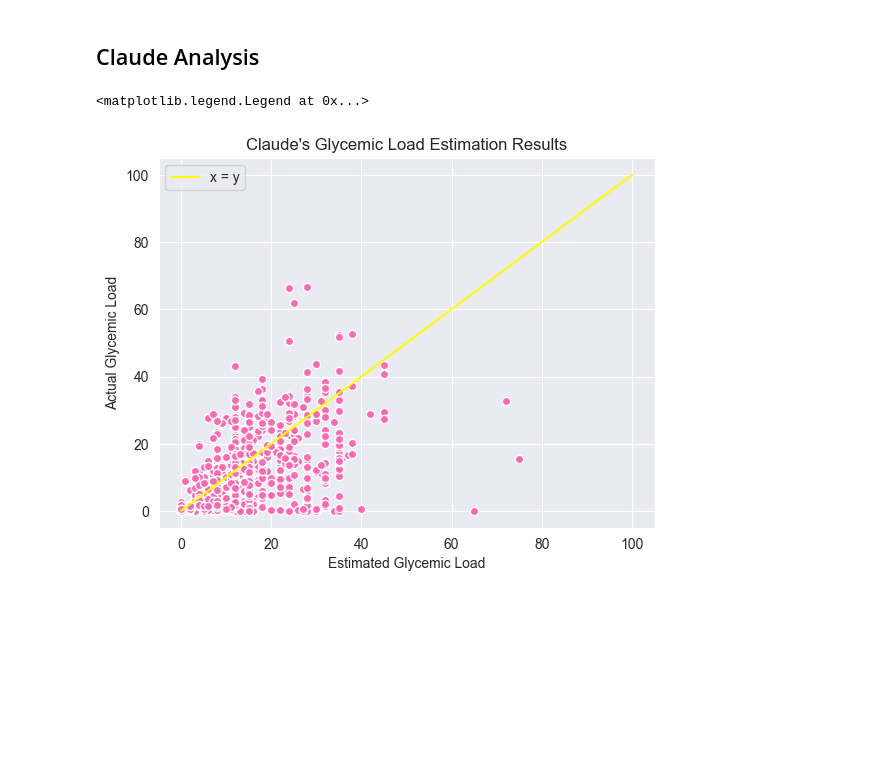
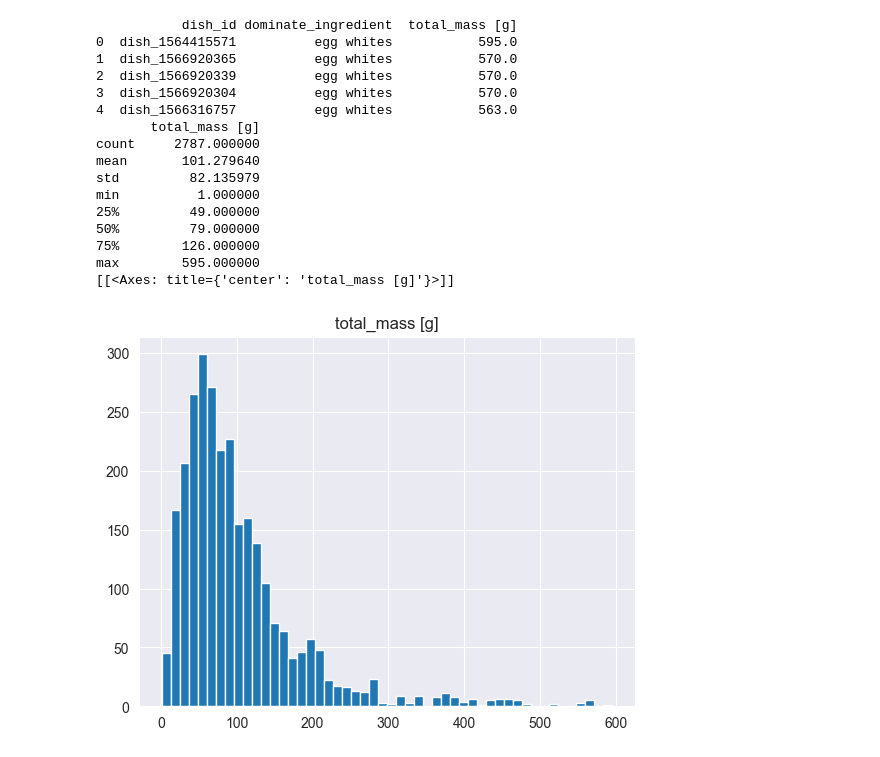
Before and after one commit to RotemGeva226/GlycemicLoad, a Jupyter notebook: Portions Estimation/notebooks/data_preprocessing.ipynb, the cells around one changed output. Saved outputs shown, nothing was run; the diff lists cells and outputs as text; code cells hidden in the pictures; blank space fills up the shorter version.

Commit message:
Add data processing of portions classification

```diff
--- a/Portions Estimation/notebooks/data_preprocessing.ipynb
+++ b/Portions Estimation/notebooks/data_preprocessing.ipynb
@@ -2,0 +11,5 @@ Ingredients EDA
+# %%
+base_dir = os.path.join('C:\\Users\\rotem.geva\\PycharmProjects\\GlycemicLoad\\Portions Estimation\\data\\raw')
+data_path = os.path.join(base_dir, 'nutrition5k_dataset_metadata_dish_metadata_cafe1.csv')
+data = pd.read_csv(data_path)
+data.head()
@@ -126,20 +38,0 @@ There are: 225 high glycemic load dishes
-# %% [markdown]
-## Claude Analysis
-# %%
-claude_estimation_results = r"C:\Users\rotem.geva\OneDrive - Afeka College Of Engineering\Final Project\Portions Estimation\ClaudeGlycemicLoadEstimationResults.csv"
-df = pd.read_csv(claude_estimation_results)
-estimated = df.iloc[:, 2]
-actual = df.iloc[:, 1]
-x = np.linspace(0, 100)
-y = x
-plt.plot(estimated, actual, 'o', markerfacecolor='hotpink',
-    markeredgecolor='white',
-    markeredgewidth=1.0)
-plt.plot(x, y, label="x = y", color="yellow")
-plt.title("Claude's Glycemic Load Estimation Results")
-plt.xlabel("Estimated Glycemic Load")
-plt.ylabel("Actual Glycemic Load")
-plt.legend()
-# %% [output]
-<matplotlib.legend.Legend at 0x...>
-[figure, removed]
@@ -145,0 +85,23 @@ plt.legend()
+# %%
+processed_dataset = os.path.join(base_dir, 'portions_classification_dataset.csv')
+processed_dataset_df = pd.read_csv(processed_dataset)
+print(processed_dataset_df.head())
+print(processed_dataset_df.describe())
+# %% [output]
+           dish_id dominate_ingredient  total_mass [g]
+0  dish_1564415571          egg whites           595.0
+1  dish_1566920365          egg whites           570.0
+2  dish_1566920339          egg whites           570.0
+3  dish_1566920304          egg whites           570.0
+4  dish_1566316757          egg whites           563.0
+       total_mass [g]
+count     2787.000000
+mean       101.279640
+std         82.135979
+min          1.000000
+25%         49.000000
+50%         79.000000
+75%        126.000000
+max        595.000000
+[[<Axes: title={'center': 'total_mass [g]'}>]]
+[figure, added]
```
Also changed, not shown: parts of 17 cells of this notebook.
